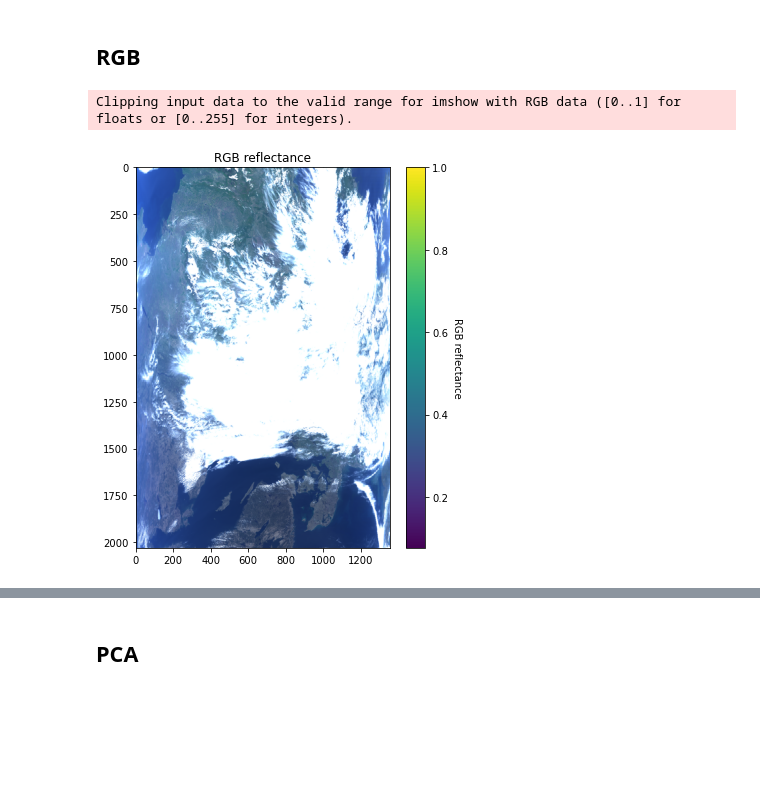
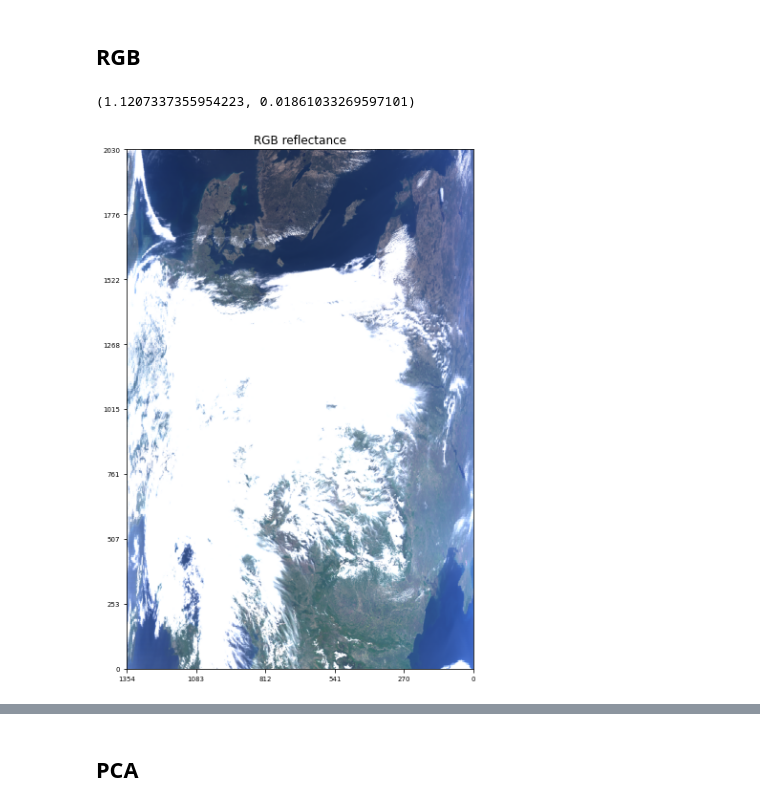
Before and after one commit to jesseniagonzalezv/ICON_RTTOV, a Jupyter notebook: code_test/PCA-radiances.ipynb, the cells around one changed output, grey strips where cells are left out. Saved outputs shown, nothing was run; the diff lists cells and outputs as text; code cells hidden in the pictures; blank space fills up the shorter version.

```diff
--- a/code_test/PCA-radiances.ipynb
+++ b/code_test/PCA-radiances.ipynb
@@ -457,22 +464,44 @@ ncdump: 'OneDrive/Documents/thesis/MYD021KM.A2013122.1140.061.2018046032403.hdf'
 # %% [markdown]
 ## RGB
+# %%
+reflectance_RGB = np.zeros((2030, 1354,3))
+name_data= 'sds_250_RefSB'
+reflectance_RGB[:,:,0]= ((sds_list[name_data][0] - offset_list['reflectance_offsets_'+ name_data][0]) * scale_list['reflectance_scales_'+ name_data][0])
+name_data= 'sds_500_RefSB'
+reflectance_RGB[:,:,1]= ((sds_list[name_data][1] - offset_list['reflectance_offsets_'+ name_data][1]) * scale_list['reflectance_scales_'+ name_data][1])
+reflectance_RGB[:,:,2]= ((sds_list[name_data][0] - offset_list['reflectance_offsets_'+ name_data][0]) * scale_list['reflectance_scales_'+ name_data][0])
+# %%
+reflectance_RGB.max(),reflectance_RGB.min()
+# %% [output]
+(1.1207337355954223, 0.01861033269597101)
 # %%
-reflectance_RGB = np.zeros((2030, 1354,3))
-name_data= 'sds_250_RefSB'
-reflectance_RGB[:,:,0]= ((sds_list[name_data][0] - offset_list['radiance_offsets_'+ name_data][0]) * scale_list['radiance_scales_'+ name_data][0])
-name_data= 'sds_500_RefSB'
-reflectance_RGB[:,:,1]= ((sds_list[name_data][1] - offset_list['radiance_offsets_'+ name_data][1]) * scale_list['radiance_scales_'+ name_data][1])
-reflectance_RGB[:,:,2]= ((sds_list[name_data][0] - offset_list['radiance_offsets_'+ name_data][0]) * scale_list['radiance_scales_'+ name_data][0])
+norme = 0.2 # 0,4factor to increase the brightness ]0,1] https://moonbooks.org/Codes/Plot-MODIS-granule-RGB-image-using-python/
 
-fig,ax = plt.subplots(1,1,figsize = (6,7))
-CS=ax.imshow(reflectance_RGB/reflectance_RGB.max()*6)
+rgb_out= np.zeros((2030, 1354,3))
 
-cax=fig.colorbar(CS)
+rgb_out= reflectance_RGB / norme
+
+rgb_out[ rgb_out > 1 ] = 1.0
+rgb_out[ rgb_out < 0 ] = 0.0
+
+
+fig,ax = plt.subplots(1,1,figsize = (10,10))
+CS=ax.imshow(np.fliplr(rgb_out),  origin='lower') #interpolation='nearest' #reflectance_RGB/reflectance_RGB.max()*6)
+
+
+l = [int(i) for i in np.linspace(0,1354,6)]
+plt.xticks(l, [i for i in reversed(l)], rotation=0, fontsize=7 )
+
+l = [int(i) for i in np.linspace(0,2030,9)]
+plt.yticks(l, l, rotation=0, fontsize=7 )
+
+#cax=fig.colorbar(CS)
 ax.set_title('RGB reflectance')
 
 out=cax.ax.set_ylabel('RGB reflectance') #out=cax.ax.set_ylabel('RGB radiance $(W\,m^{-2}\,\mu m^{-1}\,sr^{-1})$')
-out.set_verticalalignment('bottom')
-out.set_rotation(270)
+#out.set_verticalalignment('bottom')
+#out.set_rotation(270)
+
+plt.savefig("modis_granule_rgb.png", bbox_inches='tight', dpi=100)
 # %% [output]
-Clipping input data to the valid range for imshow with RGB data ([0..1] for floats or [0..255] for integers).
-[figure, old version]
+[figure, new version]
```
Also changed, not shown: parts of 22 cells of this notebook, 3 other files.
